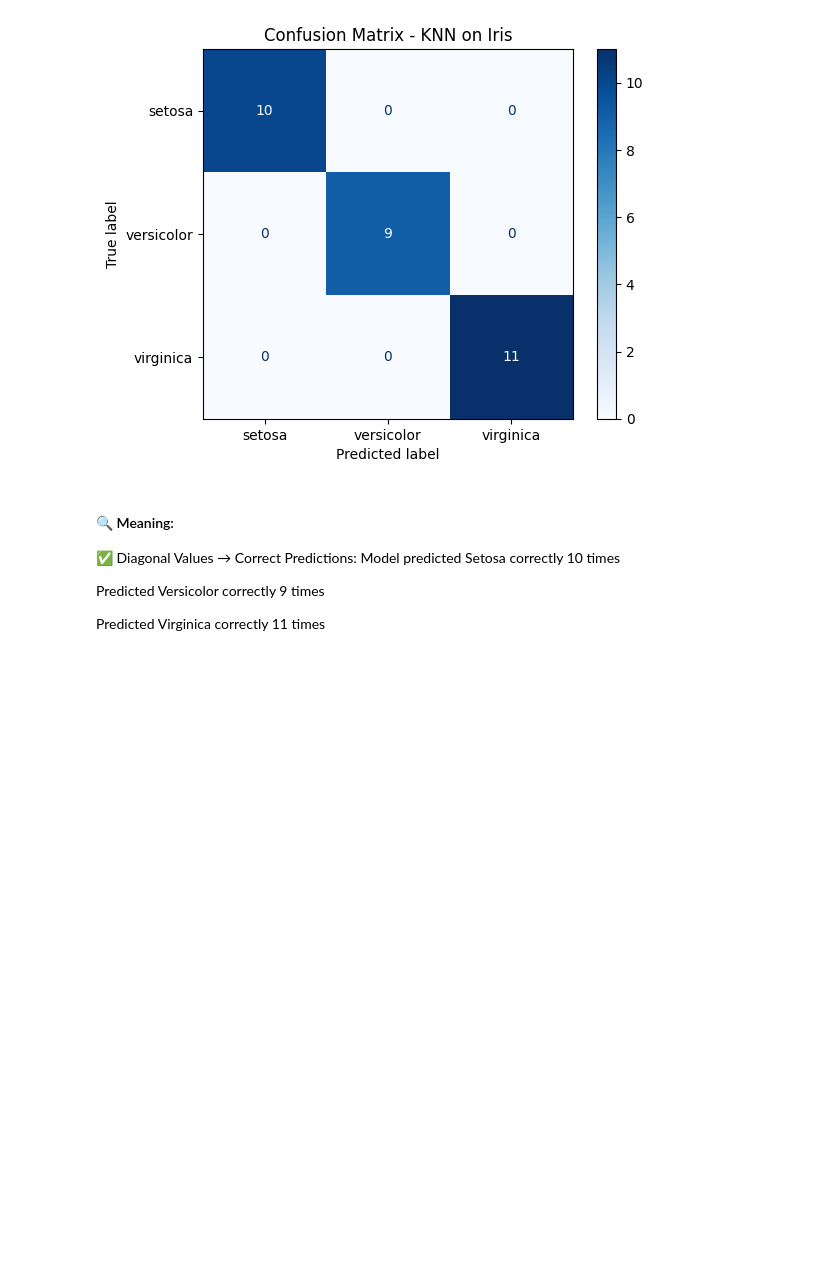
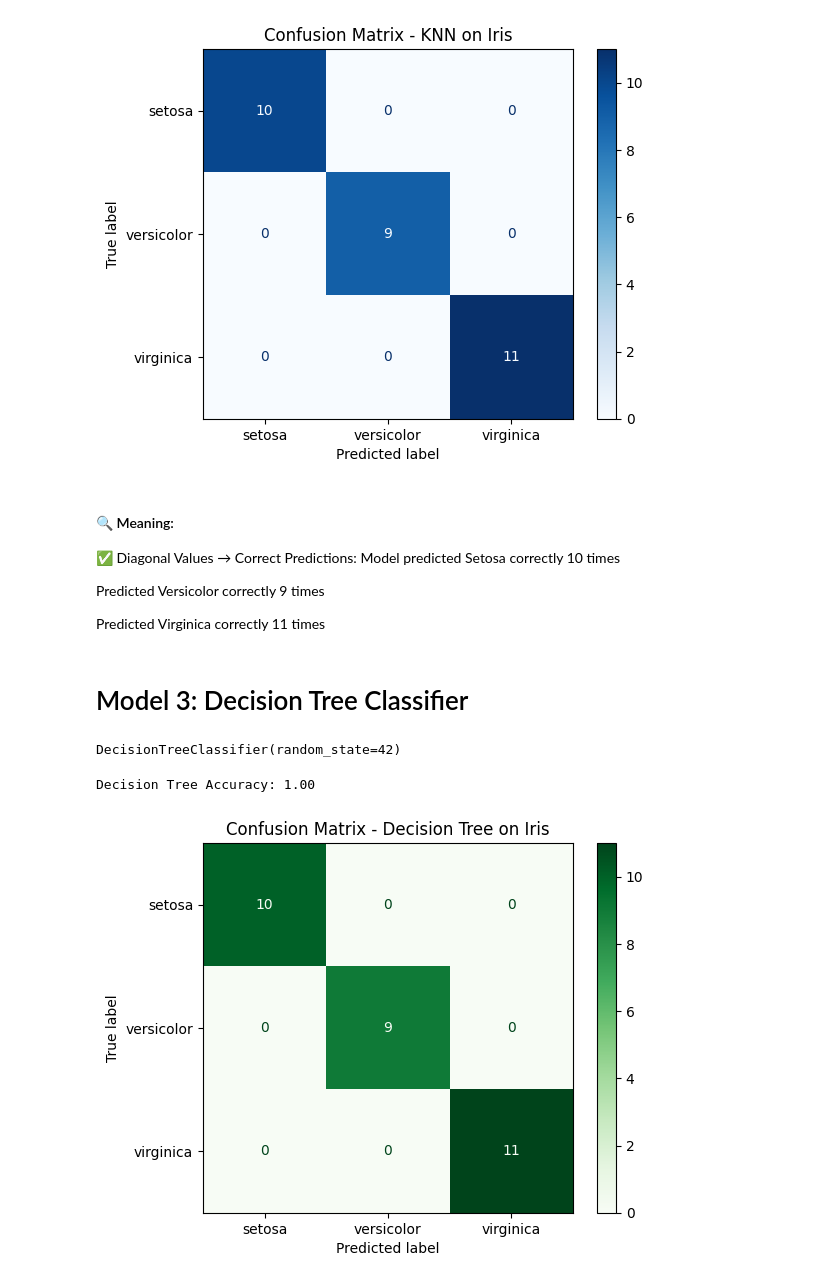
Before and after one commit to Aayushsah6969/Data, a Jupyter notebook: IRIS/notebooks/iris_analysis.ipynb, the cells around one changed output. Drawn from its saved outputs; the diff is of its cells as text; code cells hidden in the pictures; blank space fills up the shorter version.

Commit message:
implemented model-3 DecisionTree

```diff
--- a/IRIS/notebooks/iris_analysis.ipynb
+++ b/IRIS/notebooks/iris_analysis.ipynb
@@ -263,3 +263,26 @@ Model predicted Setosa correctly 10 times
 Predicted Versicolor correctly 9 times
 
 Predicted Virginica correctly 11 times
+# %% [markdown]
+# Model 3: Decision Tree Classifier
+# %%
+from sklearn.tree import DecisionTreeClassifier
+
+# Initialize model
+dtree = DecisionTreeClassifier(random_state=42)
+
+# Train the model
+dtree.fit(X_train, y_train)
+# %% [output]
+DecisionTreeClassifier(random_state=42)
+# %%
+from sklearn.metrics import accuracy_score
+
+# Predict on test set
+y_pred_tree = dtree.predict(X_test)
+
+# Calculate accuracy
+accuracy_tree = accuracy_score(y_test, y_pred_tree)
+print(f"Decision Tree Accuracy: {accuracy_tree:.2f}")
+# %% [output]
+Decision Tree Accuracy: 1.00
@@ -265,0 +305,11 @@ Predicted Virginica correctly 11 times
+# %%
+cm_tree = confusion_matrix(y_test, y_pred_tree, labels=dtree.classes_)
+disp_tree = ConfusionMatrixDisplay(confusion_matrix=cm_tree, display_labels=dtree.classes_)
+
+disp_tree.plot(cmap='Greens', values_format='d')
+plt.title("Confusion Matrix - Decision Tree on Iris")
+plt.grid(False)
+plt.savefig('../outputs/decision_tree_confusion_matrix.png')
+plt.show()
+# %% [output]
+[figure, added]
```
Also changed, not shown: parts of 2 cells of this notebook, 5 other files.
